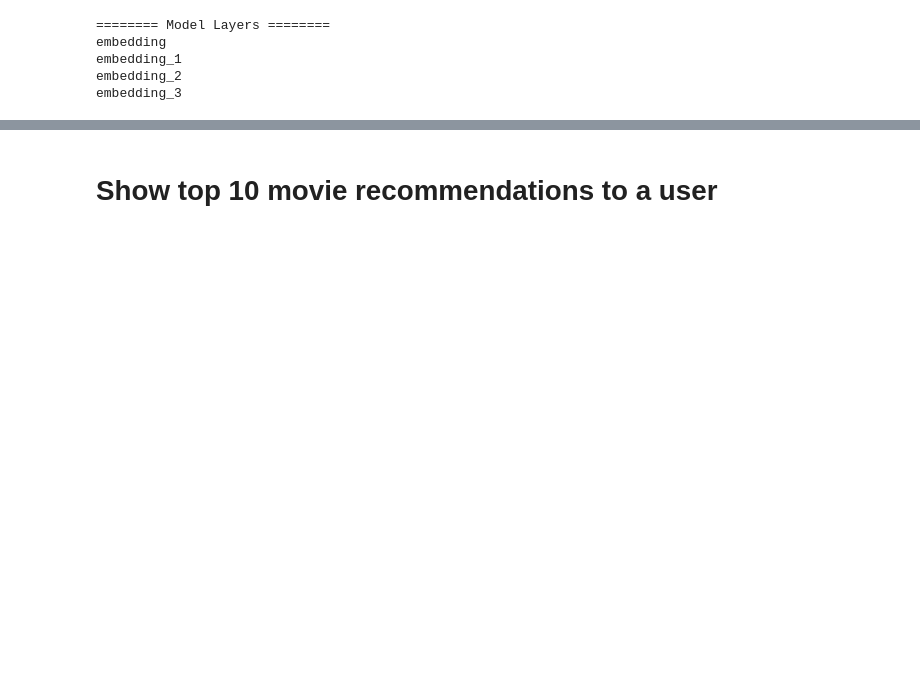
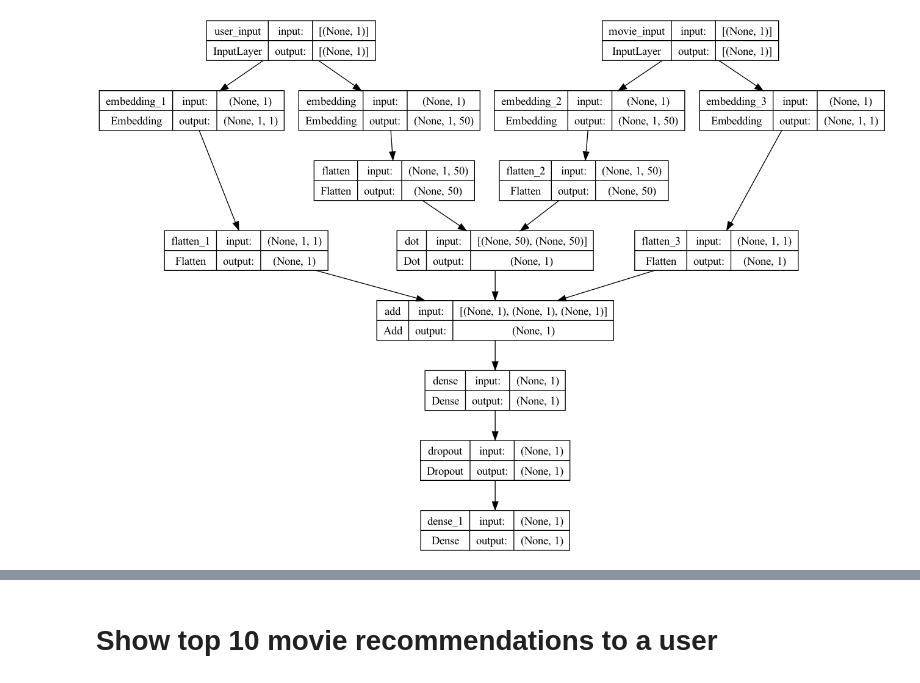
Before and after one commit to GauriMahangare/crs_ds, a Jupyter notebook: notebooks/03_Models/06_recommendation_collaborative_DNN.ipynb, the cells around one changed output, grey strips where cells are left out. Saved outputs shown, nothing was run; the diff lists cells and outputs as text; code cells hidden in the pictures; blank space fills up the shorter version.

```diff
--- a/notebooks/03_Models/06_recommendation_collaborative_DNN.ipynb
+++ b/notebooks/03_Models/06_recommendation_collaborative_DNN.ipynb
@@ -272,9 +466,5 @@ Requirement already satisfied: pyparsing>=2.1.4 in /Users/gauridhumal/Developmen
-# %%
-model_exploration(model,"recommender_net_1")
-# %% [output]
-======== Model Layers ========
-embedding
-embedding_1
-embedding_2
-embedding_3
+# %%
+tf.keras.utils.plot_model(model, show_shapes=True)
+# %% [output]
+[figure, added]
 # %% [markdown]
```
Also changed, not shown: parts of 112 cells of this notebook, 49 other files.
